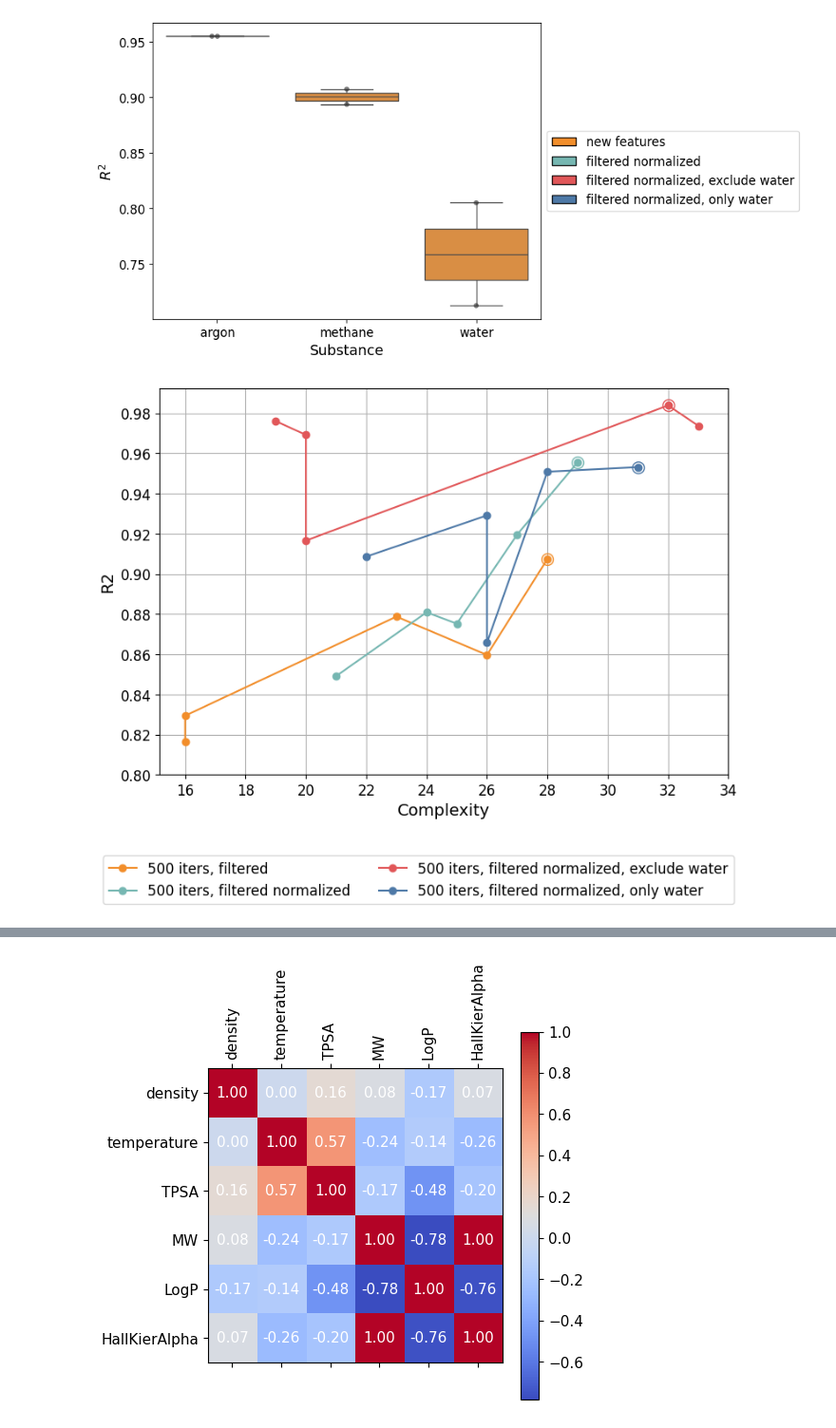
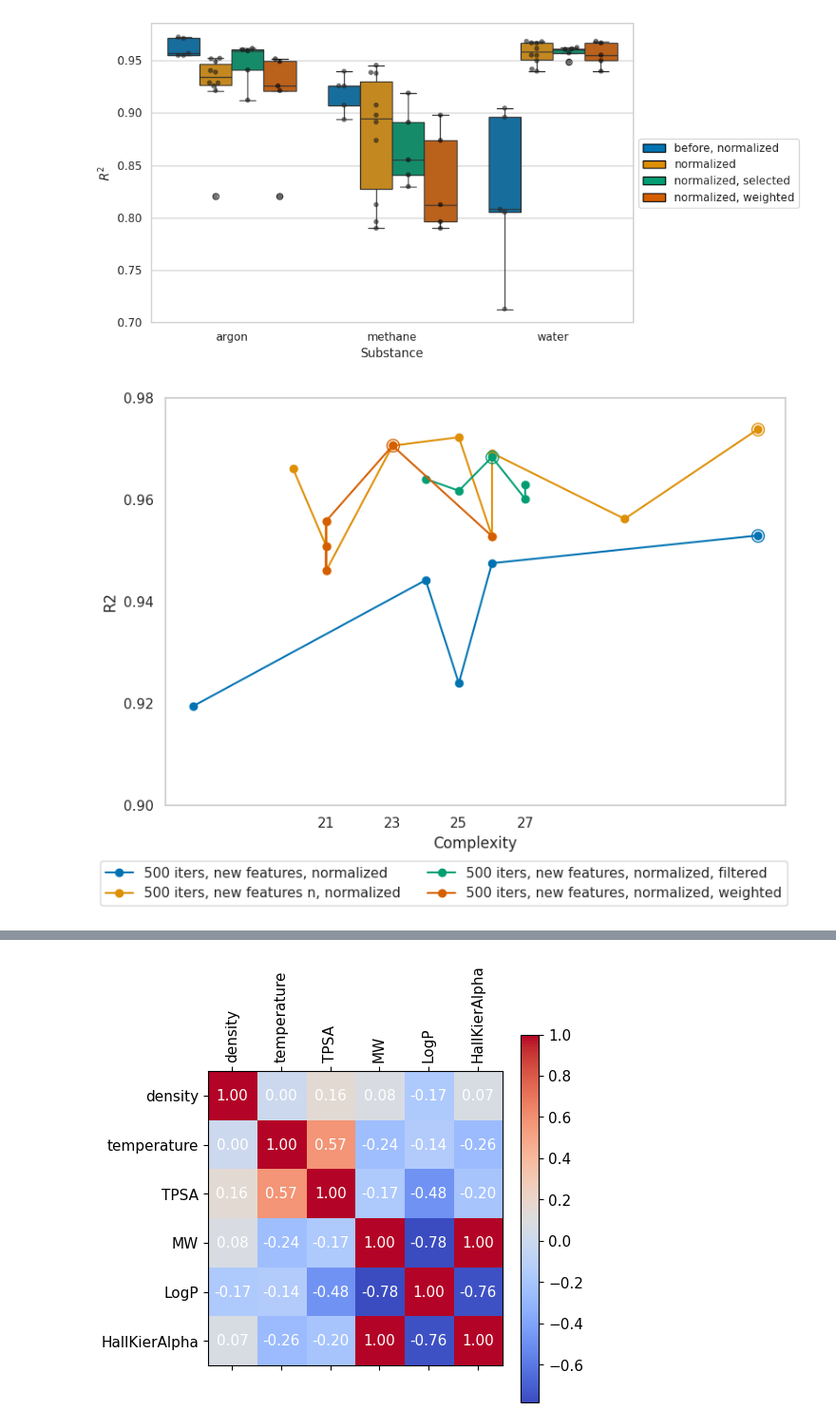
Before and after one commit to RuilongWang1215/ML-uv-theory, a Jupyter notebook: test_ml.ipynb, the cells around one changed output, grey strips where cells are left out. Shown at 95% size. Saved outputs shown, nothing was run; the diff lists cells and outputs as text; code cells hidden in the pictures.

Commit message:
new result (weighted)

```diff
--- a/test_ml.ipynb
+++ b/test_ml.ipynb
@@ -147,5 +149,6 @@ def plot_predict(model, data):
     plt.show()
 # %%
 base_path = os.getcwd()
-data = pd.read_csv(base_path+'/data/processed_data/all_add_features_manual_normalized.csv')
+data_n = pd.read_csv(base_path+'/data/processed_data/all_add_features_manual_normalized_n.csv')
+data_o = pd.read_csv(base_path+'/data/processed_data/all_add_features_manual_normalized.csv')
 # %%
@@ -163,7 +166,7 @@ data.describe()
 # %%
 base_path = os.getcwd()
 filter_data = pd.read_csv(base_path+'/data/processed_data/all_add_features_filtered.csv')
-filter_normalized_data = pd.read_csv(base_path+'/data/processed_data/all_add_features_filtered_normalized.csv')
+filter_normalized_data = pd.read_csv(base_path+'/data/processed_data/all_add_features_manual_normalized_n_filtered.csv')
 exclude_water = pd.read_csv(base_path+'/data/processed_data/exclude_water_add_features_normalized.csv')
 water = pd.read_csv(base_path+'/data/processed_data/water_add_features_filtered_normalized.csv')
 print(filter_data.describe().loc[['min', 'max']])
@@ -269,0 +261,5 @@ Loading model from /home/ruilwang/ML-uv-theory/result_pysr/pySR_all_add_features
+# %%
+R2_m, MSE_m, MAPE_m, COMPLEXITY_m, Y_PRED_m,R2_sm = metric_extrator(data_o, 'manual_normalized')
+R2_mn, MSE_mn, MAPE_mn, COMPLEXITY_mn, Y_PRED_mn, R2_smn = metric_extrator(data_n, 'manual_normalized_n')
+R2_mfn, MSE_mfn, MAPE_mfn, COMPLEXITY_mfn, Y_PRED_mfn, R2_smfn = metric_extrator(filter_normalized_data, 'manual_filter_normalized')
+R2_mnw, MSE_mnw, MAPE_mnw, COMPLEXITY_mnw, Y_PRED_mnw, R2_smnw = metric_extrator(data_n, 'manual_normalized_weighted')
@@ -270,12 +284,12 @@ Loading model from /home/ruilwang/ML-uv-theory/result_pysr/pySR_all_add_features
 # %%
-titles = ['new features, normalized',
-          'new features',
-            'new features, boosted, exclude water',
-            'filtered normalized, only water']
-R2SS = [R2_sf]
-MSESS = [MSE_f]
-MAPESS = [MAPE_f]
-for i in range(1):
+titles = ['before, normalized',
+          'normalized',
+            'normalized, selected',
+            'normalized, weighted']
+R2SS = [R2_sm, R2_smn, R2_smfn, R2_smnw]
+MSESS = [MSE_m, MSE_mn, MSE_mfn, MSE_mnw]
+MAPESS = [MAPE_m, MAPE_mn, MAPE_mfn, MAPE_mnw]
+for i in range(len(titles)):
     R2SS[i]['Dataset'] = titles[i]
     MSESS[i]['Dataset'] = titles[i]
     MAPESS[i]['Dataset'] = titles[i]
@@ -286,65 +300,58 @@ R2_s = R2_s.melt(id_vars='Dataset', var_name='Substance', value_name='Value')
 MSE_s = MSE_s.melt(id_vars='Dataset', var_name='Substance', value_name='Value')
 MAPE_s = MAPE_s.melt(id_vars='Dataset', var_name='Substance', value_name='Value')
 # %%
-dataset_colors = {
-    'new features, normalized': '#F28E2B',
-#    'filtered normalized w/ constraints': '#F28E2B',#4E79A7
-    'new features': '#76B7B2',
-    'new features, boosted': '#E15759',
-    'filtered normalized, only water': '#4E79A7'
-}
-
+colors = sns.color_palette("colorblind", 4)
 # Define hatches for each substance
 df = R2_s
 # Create the boxplot with Seaborn
 plt.figure(figsize=(10, 5))
-ax = sns.boxplot(data=df, x="Substance", y="Value", hue="Dataset", palette=dataset_colors)
+ax = sns.boxplot(data=df, x="Substance", y="Value", hue="Dataset", palette=colors)
 ax = sns.swarmplot(data=df, x="Substance", y="Value", hue="Dataset",
                    color='black', alpha=0.6, dodge=True)
 color_legend = [Patch(facecolor=color, edgecolor='black', label=label)
-                for label, color in dataset_colors.items()]
+                for label, color in zip(titles, colors)]
 # put the legend outside the plot, on the right side of the plot
 plt.legend(handles=color_legend, loc='center left', bbox_to_anchor=(1, 0.5))
 plt.xlabel("Substance")
-plt.ylabel("$R^2$")
+plt.ylabel(f"$R^2$")
 plt.tight_layout()
 plt.savefig(f'{base_path}/result_pysr/MSE_comparison.png', dpi=300, bbox_inches='tight')
 plt.show()
 # %% [output]
-[figure, old version]
+[figure, new version]
 # %%
+R2S = [R2_m, R2_mn, R2_mfn, R2_mnw]
+COMPLEXITIES = [COMPLEXITY_m, COMPLEXITY_mn, COMPLEXITY_mfn, COMPLEXITY_mnw]
+Y_PREDs = [Y_PRED_m, Y_PRED_mn, Y_PRED_mfn, Y_PRED_mnw]
+titles = ['new features, normalized',
+          'new features n, normalized',
+            'new features, normalized, filtered',
+            'new features, normalized, weighted']
 
-R2S = [R2_f,  R2_fn, R2_ew, R2_w]
-COMPLEXITIES = [COMPLEXITY_f,  COMPLEXITY_fn, COMPLEXITY_ew, COMPLEXITY_w]
-Y_PREDs = [Y_PRED_f,  Y_PRED_fn, Y_PRED_ew, Y_PRED_w]
-titles = ['filtered',
-          'filtered normalized',
-            'filtered normalized, exclude water',
-            'filtered normalized, only water']
-COLORS = ['#F28E2B', '#76B7B2', '#E15759','#4E79A7', '#59A14F', '#8B0000', '#800000']
+COLORS = sns.color_palette("colorblind", 4)
 
 fig = plt.figure(figsize=(8, 6))
 ax2 = fig.add_subplot(1, 1, 1)
 for i in range(len(R2S)):
     data = {'R2': R2S[i], 'Complexity': COMPLEXITIES[i]}
     df = pd.DataFrame(data).sort_values(by='Complexity').reset_index(drop=True)
     ax2.plot(df['Complexity'], df['R2'], 'o-', color=COLORS[i], label=f'500 iters, {titles[i]}')
     max_r2 = df['R2'].max()
     max_complexity = df['Complexity'][df['R2'].idxmax()]
     ax2.plot(max_complexity, max_r2, 'o', color=COLORS[i], markersize=10, markerfacecolor='none')
 ax2.set_xlabel('Complexity')
 ax2.set_ylabel('R2')
 ax2.set_xticks(np.arange(min(min(COMPLEXITIES)), max(max(COMPLEXITIES)) + 2, 2))
 ax2.set_yticks(np.arange(round(min(min(R2S)) - 0.02, 2), round(max(max(R2S)) + 0.02, 2), 0.02))
 ax2.grid()
 
 handles, labels = ax2.get_legend_handles_labels()  # Get handles and labels from the pareto plot
-fig.legend(handles, labels, loc='lower center', bbox_to_anchor=(0.5,-0.07), ncol=2, shadow=False)
+fig.legend(handles, labels, loc='lower center', bbox_to_anchor=(0.5,0), ncol=2, shadow=False)
 
 # Adjust layout to fit legends and color bars
 plt.tight_layout()
 plt.subplots_adjust(bottom=0.2)  # Adjust bottom to make space for the legend
 plt.show()
 # %% [output]
-[figure, old version]
+[figure, new version]
 # %%
```
Also changed, not shown: parts of 17 cells of this notebook, 29 other files.
